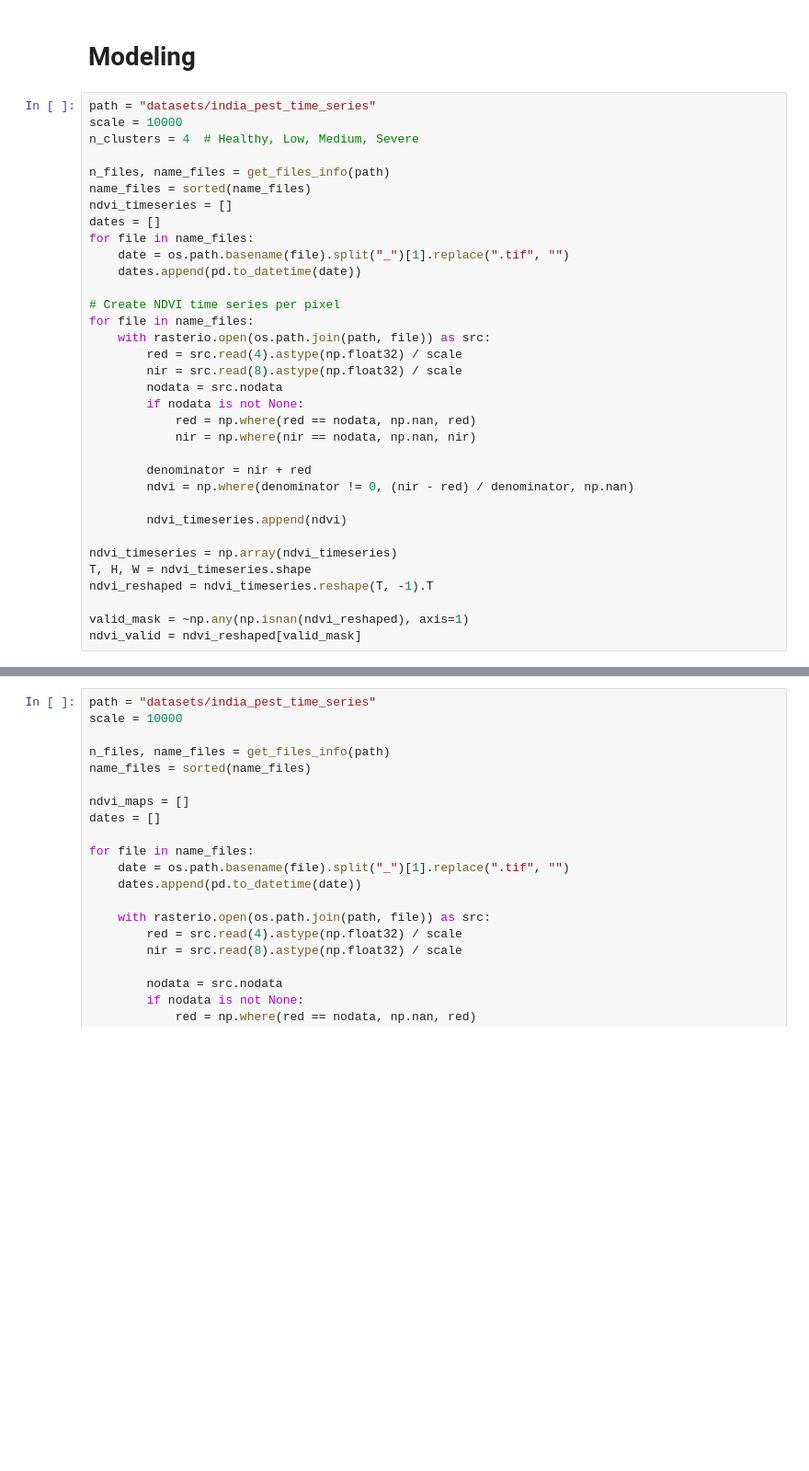
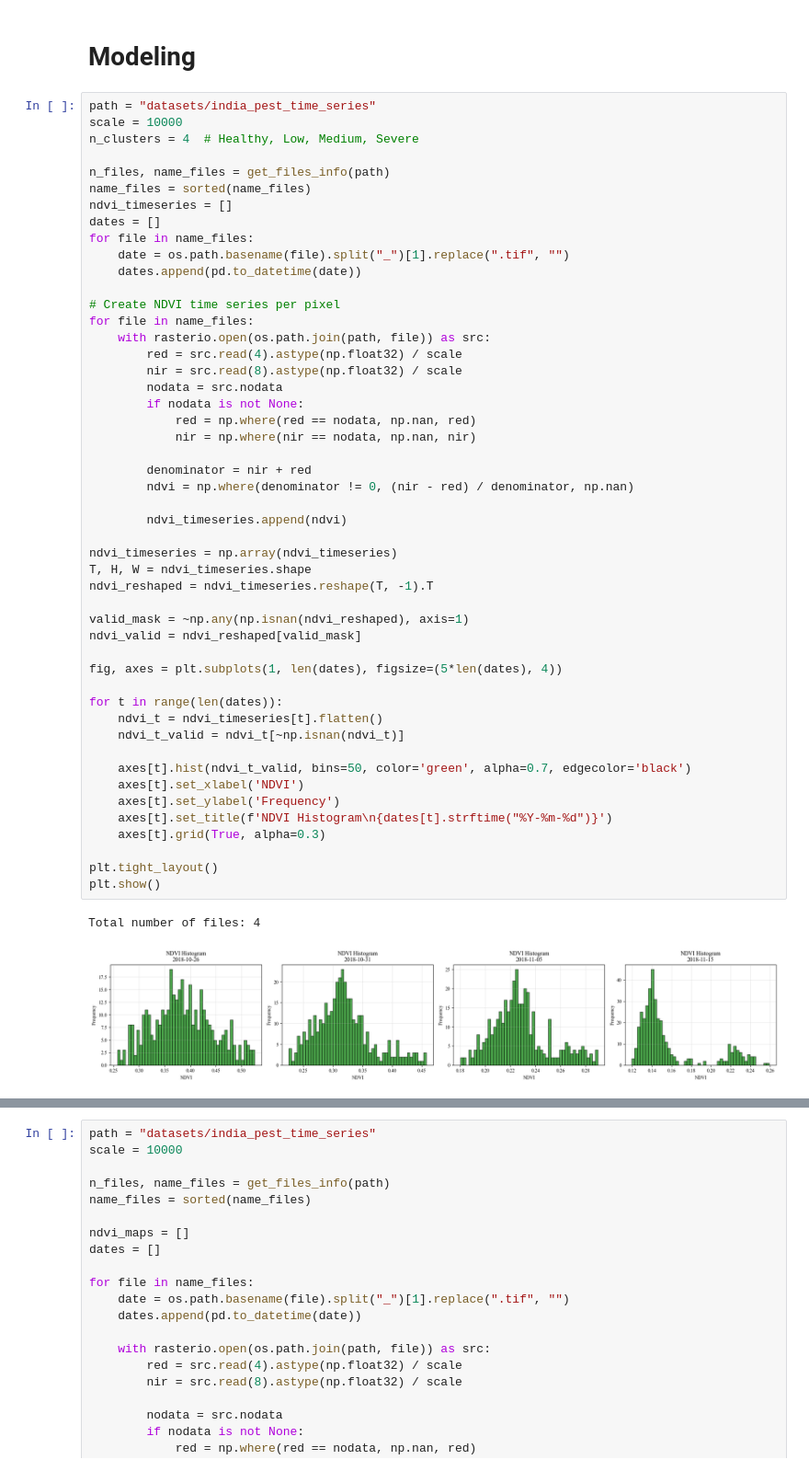
Before and after one commit to fekenzofugi/rsad-time-series, a Jupyter notebook: india.ipynb, the cells around one changed output, grey strips where cells are left out. Shown at 92% size. Cells and saved outputs as stored; diff of their text form; blank space fills up the shorter version.

```diff
--- a/india.ipynb
+++ b/india.ipynb
@@ -686,30 +761,48 @@ n_clusters = 4  # Healthy, Low, Medium, Severe
 
 n_files, name_files = get_files_info(path)
 name_files = sorted(name_files)
 ndvi_timeseries = []
 dates = []
 for file in name_files:
     date = os.path.basename(file).split("_")[1].replace(".tif", "")
     dates.append(pd.to_datetime(date))
 
 # Create NDVI time series per pixel
 for file in name_files:
     with rasterio.open(os.path.join(path, file)) as src:
         red = src.read(4).astype(np.float32) / scale
         nir = src.read(8).astype(np.float32) / scale
         nodata = src.nodata
         if nodata is not None:
             red = np.where(red == nodata, np.nan, red)
             nir = np.where(nir == nodata, np.nan, nir)
 
         denominator = nir + red
         ndvi = np.where(denominator != 0, (nir - red) / denominator, np.nan)
 
         ndvi_timeseries.append(ndvi)
 
 ndvi_timeseries = np.array(ndvi_timeseries)
 T, H, W = ndvi_timeseries.shape
 ndvi_reshaped = ndvi_timeseries.reshape(T, -1).T
 
 valid_mask = ~np.any(np.isnan(ndvi_reshaped), axis=1)
 ndvi_valid = ndvi_reshaped[valid_mask]
+
+fig, axes = plt.subplots(1, len(dates), figsize=(5*len(dates), 4))
+
+for t in range(len(dates)):
+    ndvi_t = ndvi_timeseries[t].flatten()
+    ndvi_t_valid = ndvi_t[~np.isnan(ndvi_t)]
+
+    axes[t].hist(ndvi_t_valid, bins=50, color='green', alpha=0.7, edgecolor='black')
+    axes[t].set_xlabel('NDVI')
+    axes[t].set_ylabel('Frequency')
+    axes[t].set_title(f'NDVI Histogram\n{dates[t].strftime("%Y-%m-%d")}')
+    axes[t].grid(True, alpha=0.3)
+
+plt.tight_layout()
+plt.show()
+# %% [output]
+Total number of files: 4
+[figure, added]
```
Also changed, not shown: parts of 8 cells of this notebook, 9 other files.
